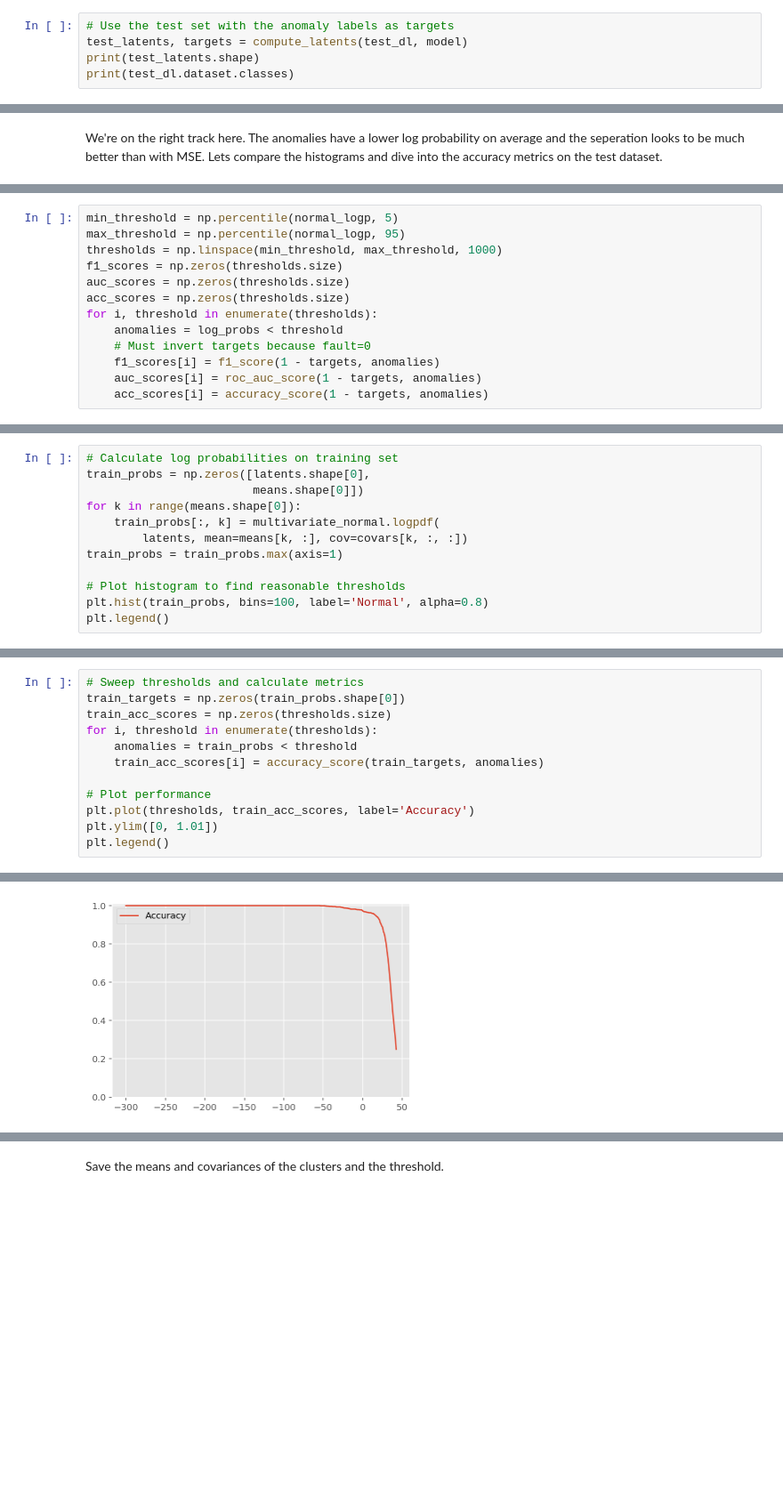
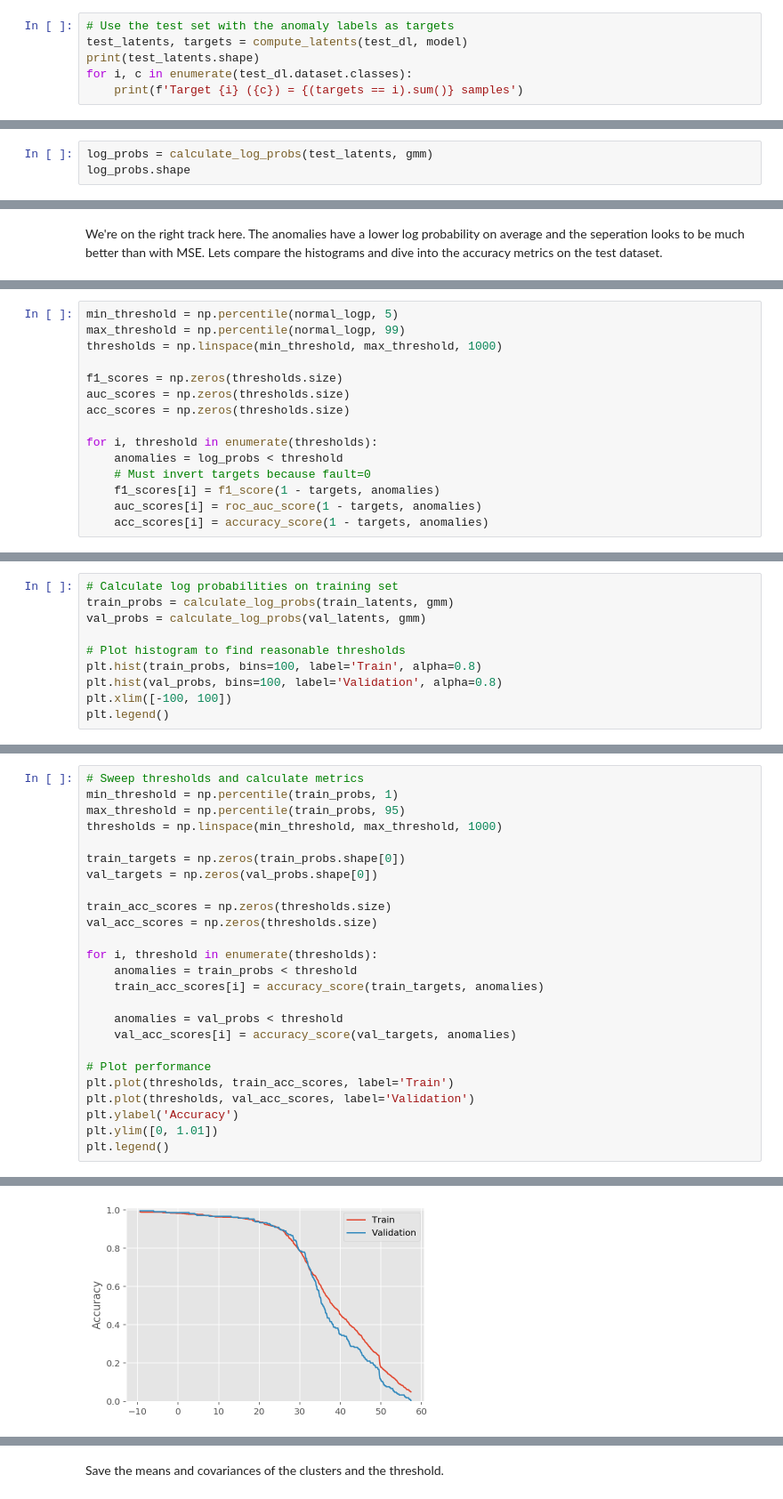
Before and after one commit to mttmac/glance, a Jupyter notebook: notebooks/VAE_clustering.ipynb, the cells around one changed output, grey strips where cells are left out. Shown at 89% size. Drawn from its saved outputs; the diff is of its cells as text; blank space fills up the shorter version.

Commit message:
Refine plots and fine tune setting of initial threshold

```diff
--- a/notebooks/VAE_clustering.ipynb
+++ b/notebooks/VAE_clustering.ipynb
@@ -138,6 +119,7 @@ Let's calculate probabilities on the test dataset to look for an outlier thresho
 # Use the test set with the anomaly labels as targets
 test_latents, targets = compute_latents(test_dl, model)
 print(test_latents.shape)
-print(test_dl.dataset.classes)
+for i, c in enumerate(test_dl.dataset.classes):
+    print(f'Target {i} ({c}) = {(targets == i).sum()} samples')
 # %% [output]
 (1157, 50)
@@ -183,0 +128,3 @@ plt.legend()
+# %%
+log_probs = calculate_log_probs(test_latents, gmm)
+log_probs.shape
@@ -243,10 +192,12 @@ plt.legend()
 # %%
 min_threshold = np.percentile(normal_logp, 5)
-max_threshold = np.percentile(normal_logp, 95)
+max_threshold = np.percentile(normal_logp, 99)
 thresholds = np.linspace(min_threshold, max_threshold, 1000)
+
 f1_scores = np.zeros(thresholds.size)
 auc_scores = np.zeros(thresholds.size)
 acc_scores = np.zeros(thresholds.size)
+
 for i, threshold in enumerate(thresholds):
     anomalies = log_probs < threshold
     # Must invert targets because fault=0
@@ -299,14 +250,12 @@ As a final confirmation of the approach I want to check the metrics on the train
 # %%
 # Calculate log probabilities on training set
-train_probs = np.zeros([latents.shape[0],
-                        means.shape[0]])
-for k in range(means.shape[0]):
-    train_probs[:, k] = multivariate_normal.logpdf(
-        latents, mean=means[k, :], cov=covars[k, :, :])
-train_probs = train_probs.max(axis=1)
+train_probs = calculate_log_probs(train_latents, gmm)
+val_probs = calculate_log_probs(val_latents, gmm)
 
 # Plot histogram to find reasonable thresholds
-plt.hist(train_probs, bins=100, label='Normal', alpha=0.8)
+plt.hist(train_probs, bins=100, label='Train', alpha=0.8)
+plt.hist(val_probs, bins=100, label='Validation', alpha=0.8)
+plt.xlim([-100, 100])
 plt.legend()
 # %% [output]
 <matplotlib.legend.Legend at 0x...>
@@ -320,17 +263,30 @@ plt.legend()
 # %%
 # Sweep thresholds and calculate metrics
+min_threshold = np.percentile(train_probs, 1)
+max_threshold = np.percentile(train_probs, 95)
+thresholds = np.linspace(min_threshold, max_threshold, 1000)
+
 train_targets = np.zeros(train_probs.shape[0])
+val_targets = np.zeros(val_probs.shape[0])
+
 train_acc_scores = np.zeros(thresholds.size)
+val_acc_scores = np.zeros(thresholds.size)
+
 for i, threshold in enumerate(thresholds):
     anomalies = train_probs < threshold
     train_acc_scores[i] = accuracy_score(train_targets, anomalies)
 
+    anomalies = val_probs < threshold
+    val_acc_scores[i] = accuracy_score(val_targets, anomalies)
+
 # Plot performance
-plt.plot(thresholds, train_acc_scores, label='Accuracy')
+plt.plot(thresholds, train_acc_scores, label='Train')
+plt.plot(thresholds, val_acc_scores, label='Validation')
+plt.ylabel('Accuracy')
 plt.ylim([0, 1.01])
 plt.legend()
 # %% [output]
 <matplotlib.legend.Legend at 0x...>
-[figure, old version]
+[figure, new version]
 # %%
 # For comparison the training percentiles
```
Also changed, not shown: parts of 36 cells of this notebook, 4 other files.
